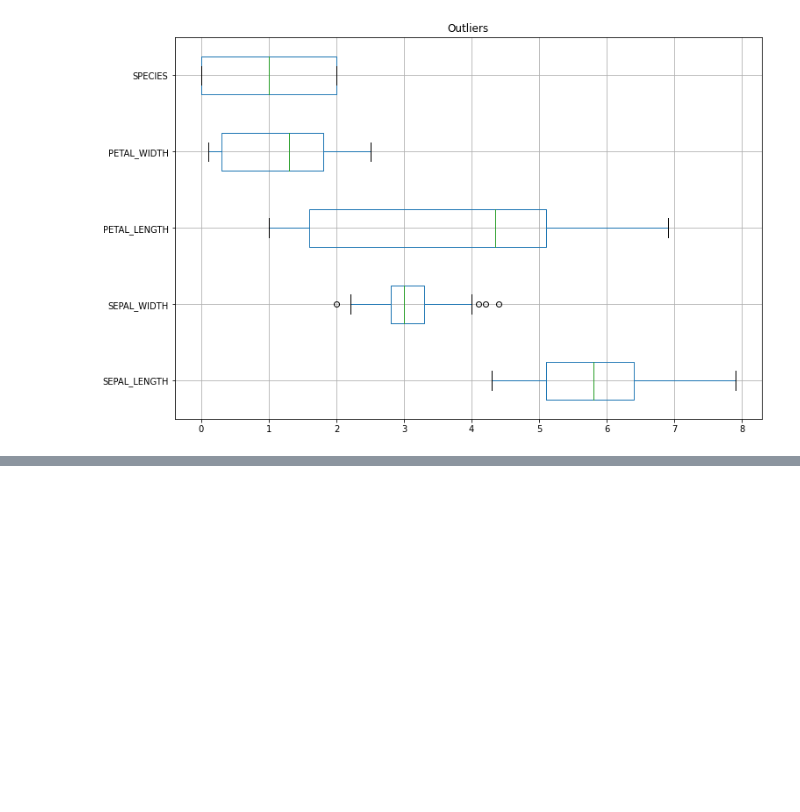
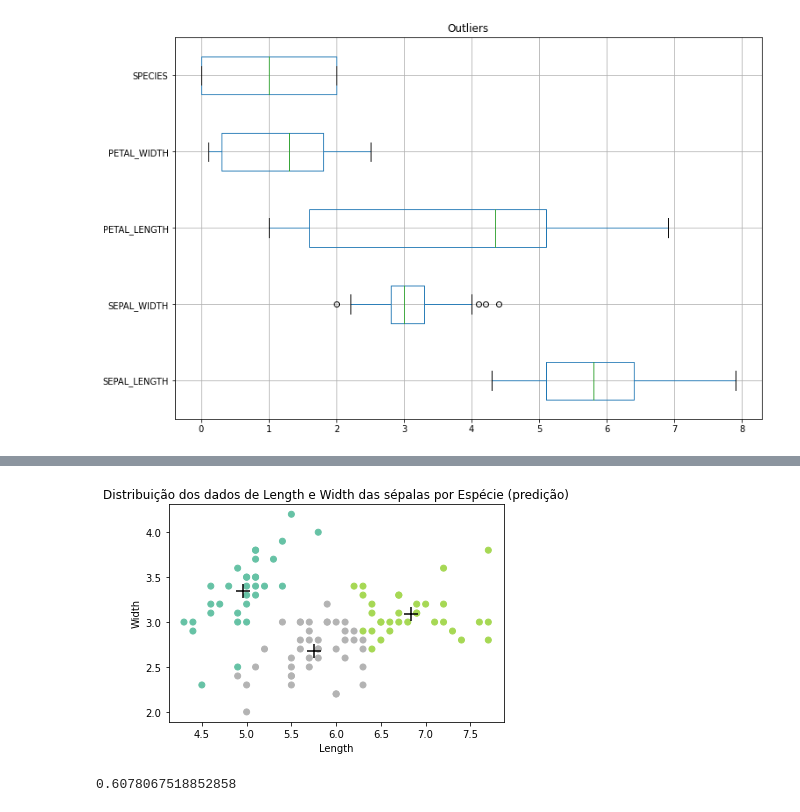
Before and after one commit to Angelicogfa/PortifolioDataScience, a Jupyter notebook: Iris/iris.ipynb, the cells around one changed output, grey strips where cells are left out. Drawn from its saved outputs; the diff is of its cells as text; code cells hidden in the pictures; blank space fills up the shorter version.

```diff
--- a/Iris/iris.ipynb
+++ b/Iris/iris.ipynb
@@ -138,0 +194,20 @@ plt.show()
+# %%
+from sklearn.cluster import KMeans
+kmeans = KMeans(n_clusters=len(set(y_train)))
+
+kmeans.fit(x_train, y_train)
+y_train_predict = kmeans.predict(x_train)
+
+plt.title("Distribuição dos dados de Length e Width das sépalas por Espécie (predição)")
+plt.xlabel("Length")
+plt.ylabel("Width")
+plt.scatter(x_train[:,0], x_train[:,1], c=y_train_predict, cmap='Set2')
+plt.scatter(kmeans.cluster_centers_[:,0], kmeans.cluster_centers_[:,1], marker='+', color='black', s=200)
+plt.show()
+# %% [output]
+[figure, added]
+# %%
+# Score
+print(homogeneity_score(y_train, y_train_predict))
+# %% [output]
+0.6078067518852858
```
Also changed, not shown: parts of 16 cells of this notebook.
